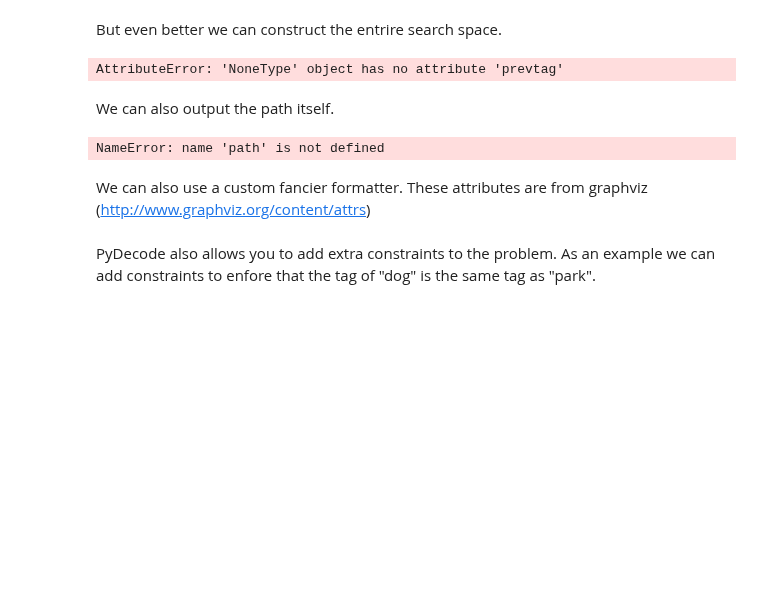
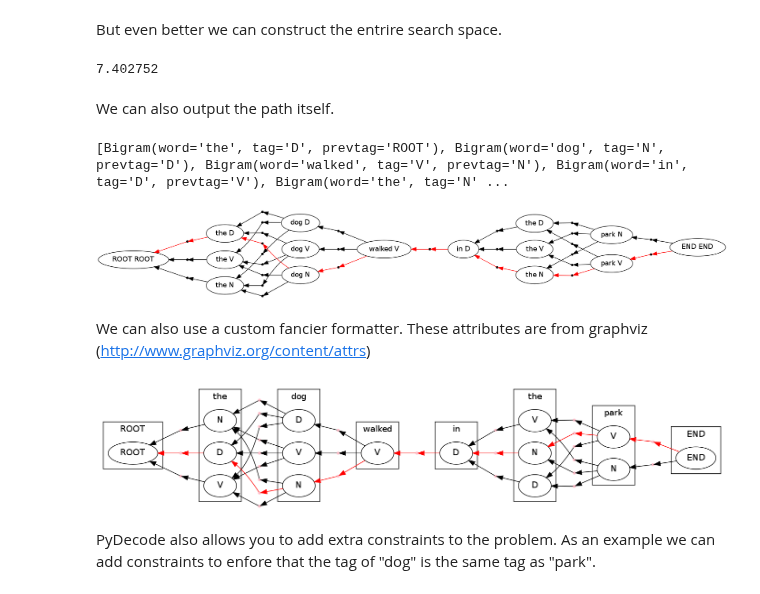
Before and after one commit to srush/PyDecode, a Jupyter notebook: notebooks/hmm.ipynb, the cells around one changed output. Cells and saved outputs as stored; diff of their text form; code cells hidden in the pictures; blank space fills up the shorter version.

```diff
--- a/notebooks/hmm.ipynb
+++ b/notebooks/hmm.ipynb
@@ -94,43 +94,45 @@ viterbi(c).finish()
 # %% [markdown]
 But even better we can construct the entrire search space.
 # %%
-c = chart.ChartBuilder(lambda a:a, semi.HypergraphSemiRing,
+c = chart.ChartBuilder(lambda a:a, chart.HypergraphSemiRing,
                        build_hypergraph = True)
 hypergraph = viterbi(c).finish()
 # %%
-potentials = ph.Potentials(hypergraph).build(bigram_potential)
-
+potentials = ph.ViterbiPotentials(hypergraph).from_vector([bigram_potential(edge.label)
+                                                           for edge in hypergraph.edges])
 # Find the best path.
 path = ph.best_path(hypergraph, potentials)
 print potentials.dot(path)
 # %% [output]
-AttributeError: 'NoneType' object has no attribute 'prevtag'
+7.402752
 # %% [markdown]
 We can also output the path itself.
 # %%
-print [hypergraph.label(edge) for edge in path.edges]
+print [edge.label for edge in path.edges]
+# %% [output]
+[Bigram(word='the', tag='D', prevtag='ROOT'), Bigram(word='dog', tag='N', prevtag='D'), Bigram(word='walked', tag='V', prevtag='N'), Bigram(word='in', tag='D', prevtag='V'), Bigram(word='the', tag='N' ...
 # %%
 display.HypergraphPathFormatter(hypergraph, [path]).to_ipython()
 # %% [output]
-NameError: name 'path' is not defined
+[figure, added]
 # %% [markdown]
 We can also use a custom fancier formatter. These attributes are from graphviz (http://www.graphviz.org/content/attrs)
 # %%
 class HMMFormat(display.HypergraphPathFormatter):
     def hypernode_attrs(self, node):
-        label = self.hypergraph.node_label(node)
-        return {"label": label.tag, "shape": ""}
+        return {"label": node.label.tag, "shape": ""}
     def hyperedge_node_attrs(self, edge):
         return {"color": "pink", "shape": "point"}
     def hypernode_subgraph(self, node):
-        label = self.hypergraph.node_label(node)
-        return [("cluster_" + str(label.position), None)]
+        return [("cluster_" + str(node.label.position), None)]
     def subgraph_format(self, subgraph):
         return {"label": (["ROOT"] + sentence.split() + ["END"])[int(subgraph.split("_")[1])],
                 "rank" : "same"}
     def graph_attrs(self): return {"rankdir":"RL"}
 
 HMMFormat(hypergraph, [path]).to_ipython()
+# %% [output]
+[figure, added]
 # %% [markdown]
 PyDecode also allows you to add extra constraints to the problem. As an example we can add constraints to enfore that the tag of "dog" is the same tag as "park".
 # %%
```
Also changed, not shown: parts of 7 cells of this notebook, 23 other files.
